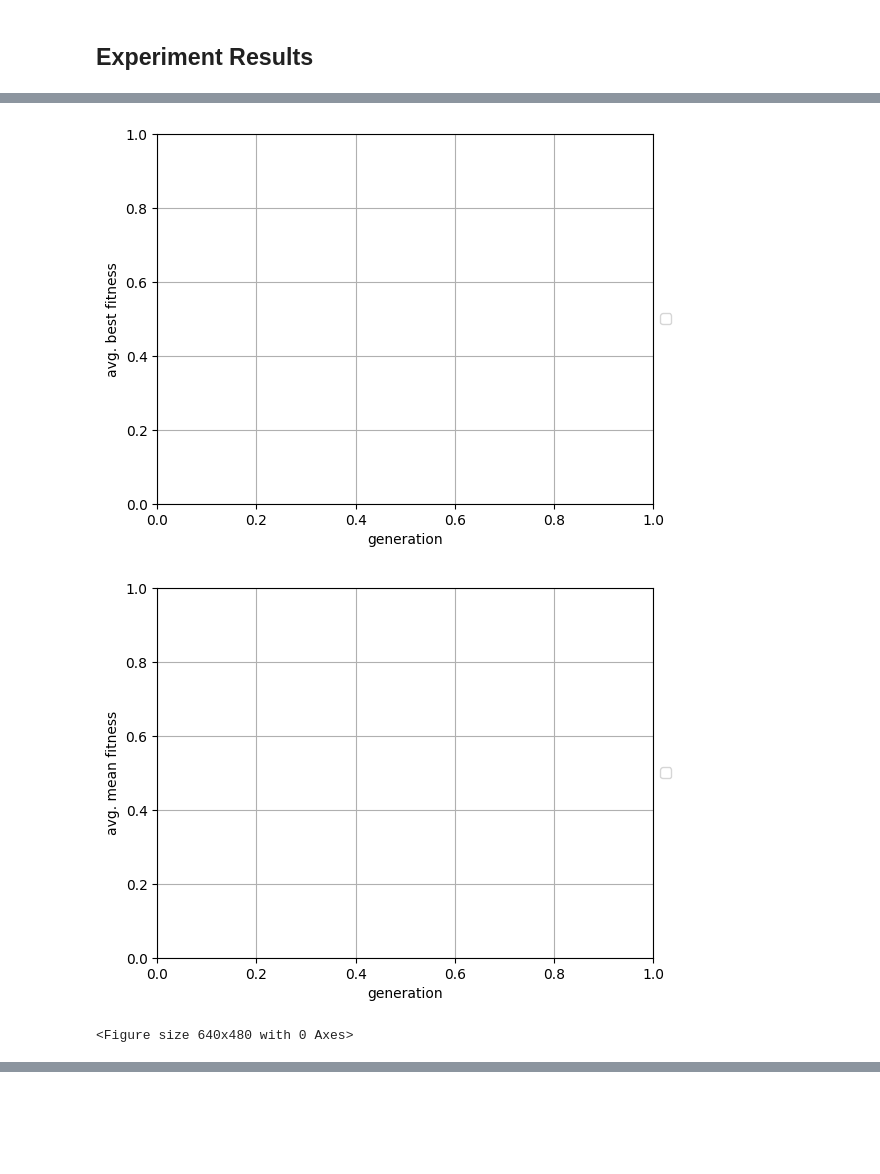
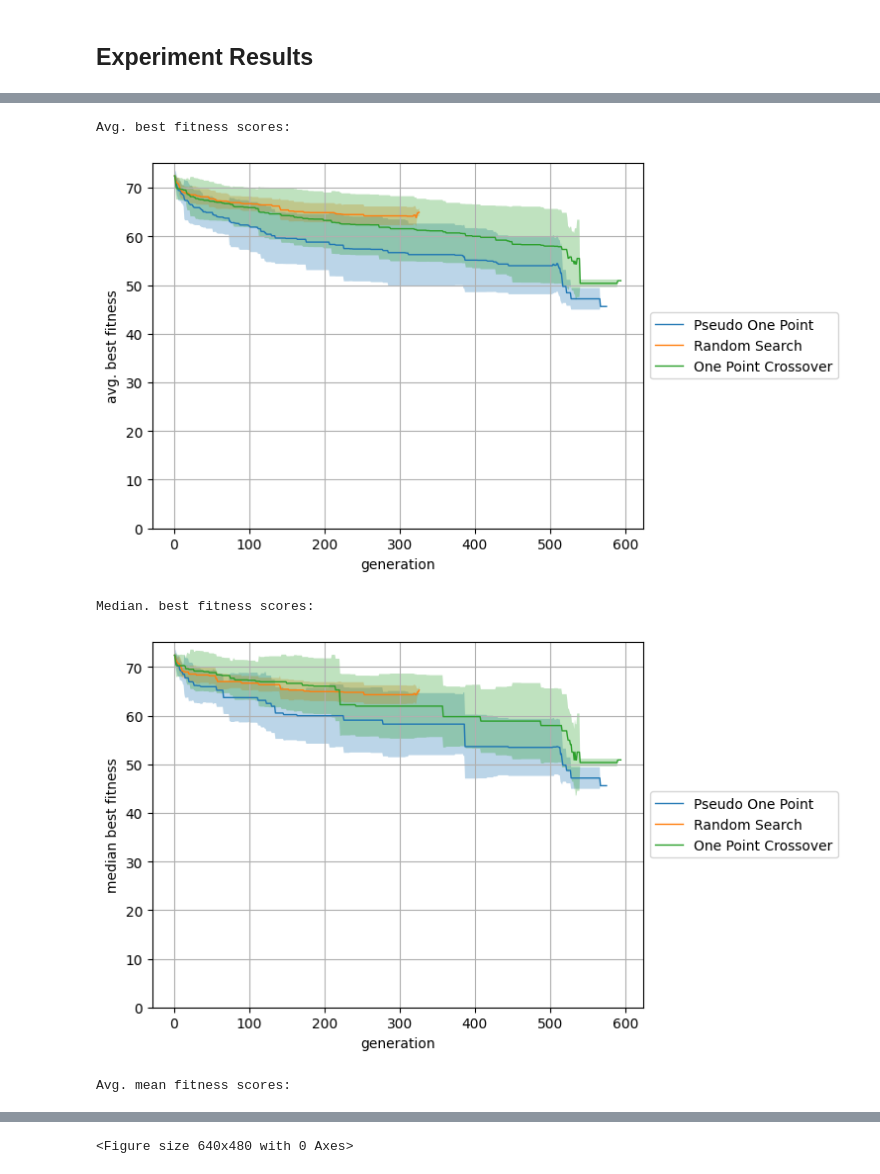
Before and after one commit to westoun/crossover-evaluation, a Jupyter notebook: evaluation.ipynb, the cells around one changed output, grey strips where cells are left out. Saved outputs shown, nothing was run; the diff lists cells and outputs as text; code cells hidden in the pictures; blank space fills up the shorter version.

```diff
--- a/evaluation.ipynb
+++ b/evaluation.ipynb
@@ -112,8 +112,8 @@ def filter_experiments(experiments: List[Experiment], target_qubit_nums: List[in
     return filtered_experiments
 # %%
 def merge_dfs(dfs: List[pd.DataFrame]) -> pd.DataFrame:
-    lengths = [len(df) for df in dfs]
-    assert len(set(lengths)) == 1, "Received dataframes with different lengths."
+    # lengths = [len(df) for df in dfs]
+    # assert len(set(lengths)) == 1, "Received dataframes with different lengths."
 
     total_df = pd.concat(dfs)
 
@@ -133,7 +133,7 @@ def merge_dfs(dfs: List[pd.DataFrame]) -> pd.DataFrame:
 # %% [markdown]
 ## Load Data
 # %%
-def load_experiments(results_dir: str = "results", tag: str = None) -> List[Experiment]:
+def load_experiments(results_dir: str = "results", tag: str = None, min_generations: int = None) -> List[Experiment]:
     experiments: Dict[str, Experiment] = {}
 
     for file_name in os.listdir(results_dir):
@@ -196,13 +196,19 @@ def load_experiments(results_dir: str = "results", tag: str = None) -> List[Expe
         else:
             experiments[experiment] = experiment
 
+
     experiments: List[Experiment] = list(experiments.values())
     for experiment in experiments:
         fitness_dfs = experiment.fitness_scores_per_seed
         lengths = [len(df) for df in fitness_dfs]
 
+        if min_generations is None:
+            min_gen_threshold = max(lengths)
+        else:
+            min_gen_threshold = min_generations
+
         entries_to_pop = [
-            i for i, length in enumerate(lengths) if length < max(lengths)
+            i for i, length in enumerate(lengths) if length < min_gen_threshold
         ]
 
         for entry_to_pop in reversed(entries_to_pop):
@@ -384,7 +390,7 @@ Config of avg. mean fitness of normal crossover:
 # %% [markdown]
 ## Experiment Results
 # %%
-experiments = load_experiments(tag="experiment")
+experiments = load_experiments(results_dir="results/experiment", tag="experiment", min_generations=150)
 print(f"Number of synthesis experiments: {len(experiments)}")
 
 assert len(experiments) <= 3, "Current evaluation only supports visualization of a single experiment configuration."
@@ -395,9 +416,17 @@ Seed counts: []
 # %%
 # Visualize fitness functions & sanity check for deviations between different caches.
 
+printb("Avg. best fitness scores:")
 plot_fitness_per_generation(experiments, measure="best", target_path="results/best_fitness.png", plot_ci=True)
+
+printb("Median. best fitness scores:")
+plot_fitness_per_generation(experiments, measure="median", target_path="results/median_best_fitness.png", plot_ci=True)
+
+printb("Avg. mean fitness scores:")
 plot_fitness_per_generation(experiments, measure="mean", target_path="results/mean_fitness.png", plot_ci=True)
 # %% [output]
+Avg. best fitness scores:
-[figure, old version]
+[figure, new version]
+Median. best fitness scores:
-[figure, old version]
+[figure, new version]
-<Figure size 640x480 with 0 Axes>
+Avg. mean fitness scores:
@@ -403,0 +434 @@ plot_fitness_per_generation(experiments, measure="mean", target_path="results/me
+<Figure size 640x480 with 0 Axes>
```
Also changed, not shown: parts of 5 cells of this notebook.
